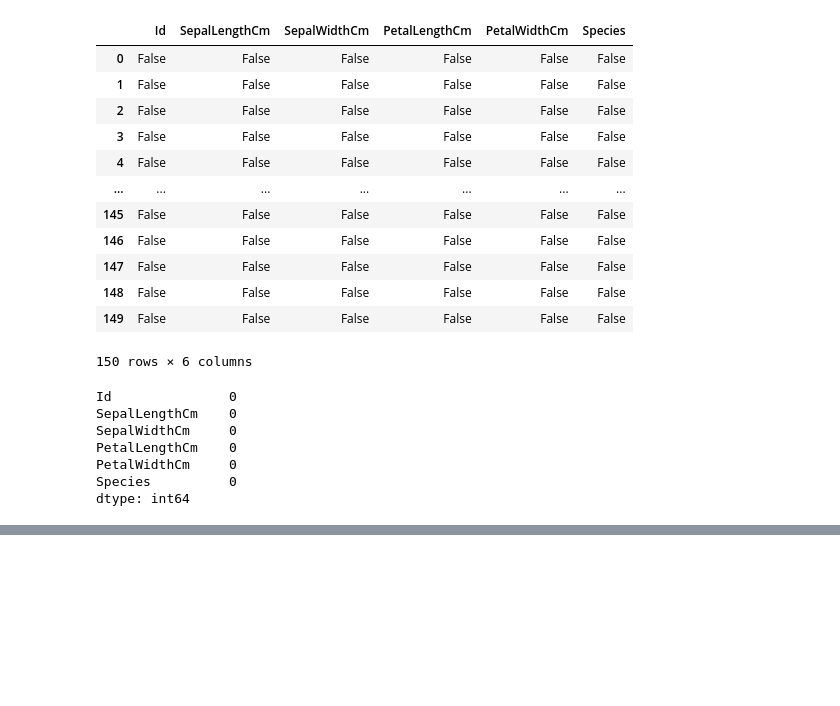
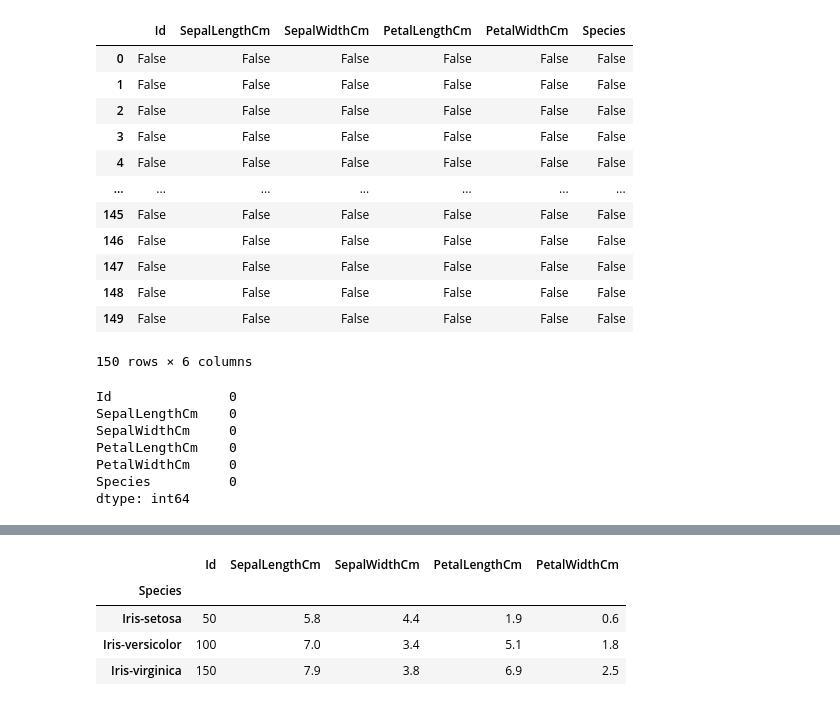
Before and after one commit to wrixd/iris_data_set_analysis, a Jupyter notebook: iris_data_set_analysis.ipynb, the cells around one changed output, grey strips where cells are left out. Drawn from its saved outputs; the diff is of its cells as text; code cells hidden in the pictures; blank space fills up the shorter version.

```diff
--- a/iris_data_set_analysis.ipynb
+++ b/iris_data_set_analysis.ipynb
@@ -99,0 +138,8 @@ dtype: int64
+# %%
+df.groupby('Species').max()
+# %% [output]
+|  | Id | SepalLengthCm | SepalWidthCm | PetalLengthCm | PetalWidthCm |
+| Species |  |  |  |  |  |
+| Iris-setosa | 50 | 5.8 | 4.4 | 1.9 | 0.6 |
+| Iris-versicolor | 100 | 7.0 | 3.4 | 5.1 | 1.8 |
+| Iris-virginica | 150 | 7.9 | 3.8 | 6.9 | 2.5 |
```
Also changed, not shown: parts of 11 cells of this notebook.
